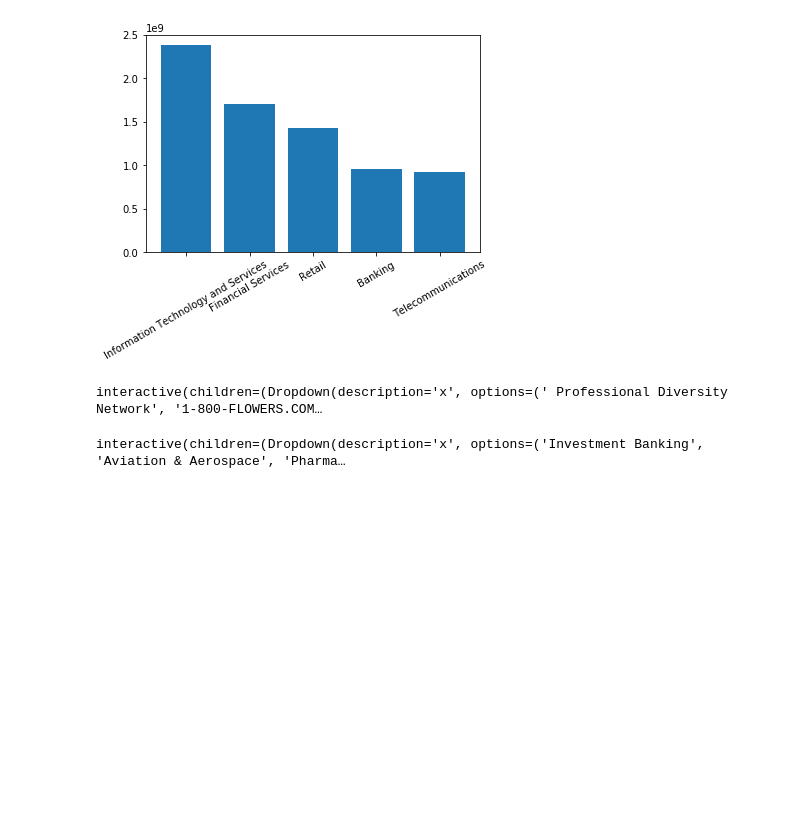
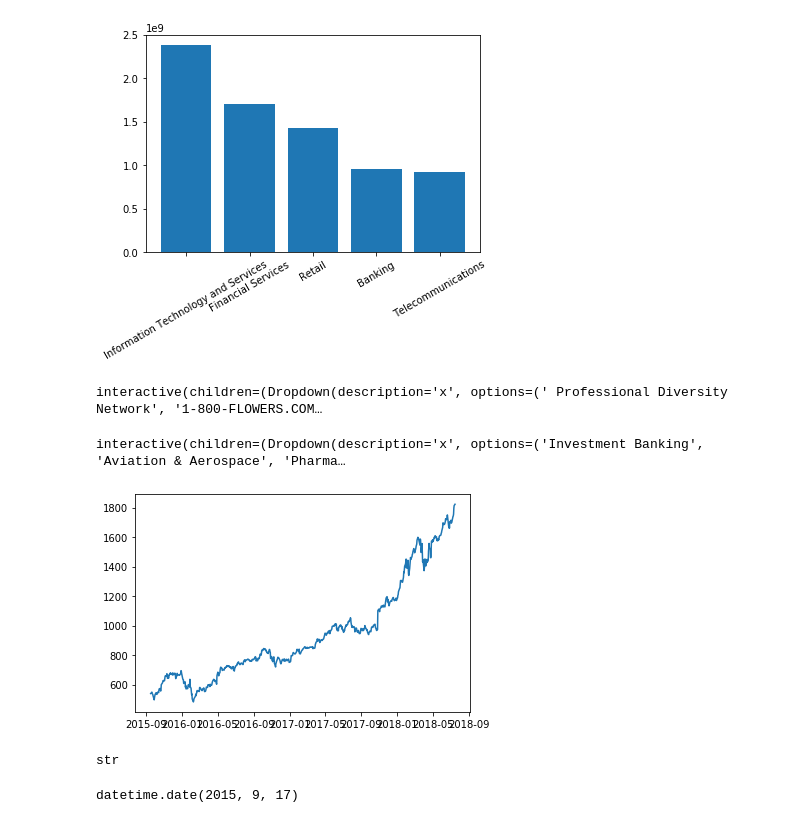
Before and after one commit to khaledchoucri/LinkedIN-vs-StockPrice, a Jupyter notebook: Linkedin vs Stockprices.ipynb, the cells around one changed output. Cells and saved outputs as stored; diff of their text form; code cells hidden in the pictures; blank space fills up the shorter version.

```diff
--- a/Linkedin vs Stockprices.ipynb
+++ b/Linkedin vs Stockprices.ipynb
@@ -67,0 +123,24 @@ interactive(children=(Dropdown(description='x', options=('Investment Banking', '
+# %%
+dates = pd.to_datetime(sorted(list(stock_price.get('Time Series (Daily)').keys())))
+
+selected_co_dates = sorted(list(data[data['company_name']==selection.value]['as_of_date']))
+
+min_date = min(selected_co_dates)
+max_date = max(selected_co_dates)
+
+filtered_dates = dates[(dates>min_date) & (dates<max_date)]
+
+stock_close = [float(stock_price.get('Time Series (Daily)').get(str(x)).get('4. close')) for x in filtered_dates.date]
+
+plt.plot(filtered_dates,stock_close)
+plt.show()
+# %% [output]
+[figure, added]
+# %%
+type(stock_close[0])
+# %% [output]
+str
+# %%
+(filtered_dates[0].date())
+# %% [output]
+datetime.date(2015, 9, 17)
```
Also changed, not shown: parts of 7 cells of this notebook, 1 other file.
